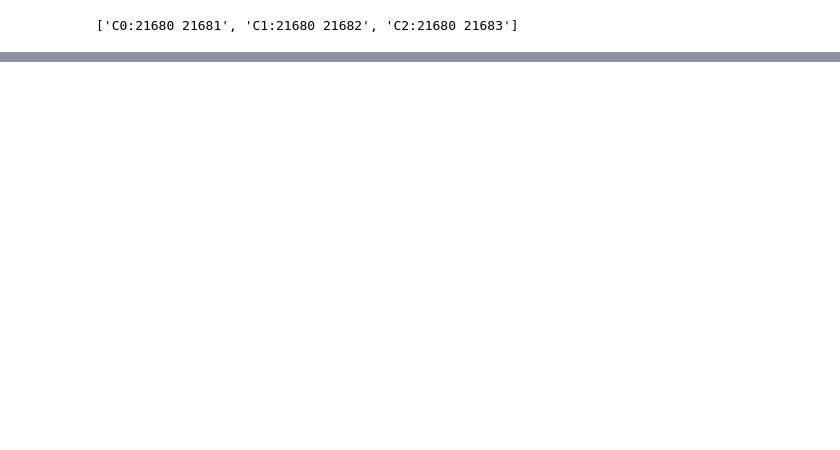
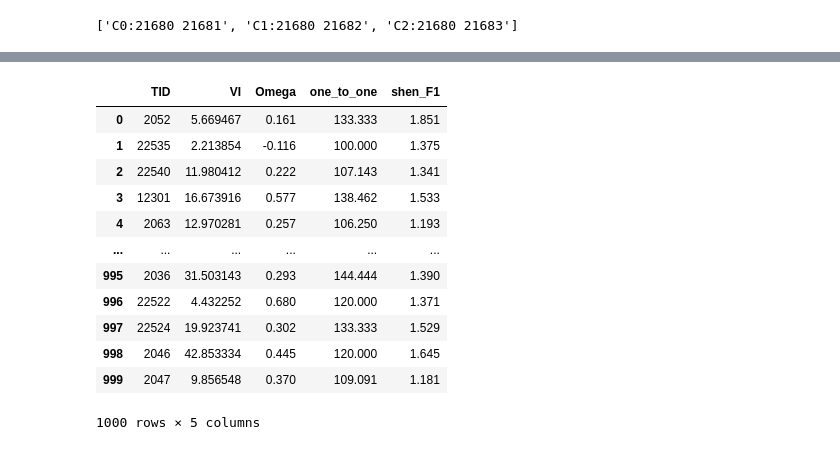
Before and after one commit to anandraiyer/access_forums_eval, a Jupyter notebook: testing_framework.ipynb, the cells around one changed output, grey strips where cells are left out. Drawn from its saved outputs; the diff is of its cells as text; code cells hidden in the pictures; blank space fills up the shorter version.

```diff
--- a/testing_framework.ipynb
+++ b/testing_framework.ipynb
@@ -362,0 +379,3 @@ print(VI, one_one, omega,shen_f1)
+# %%
+model1_test = pd.read_csv('/content/drive/MyDrive/inference.forum.test.out', header=None) #2019 ACL Model by Kummerfeld et al. trained on IRC
+model2_test = pd.read_csv('/content/drive/MyDrive/inference.forum.test.1.out', header=None) #2019 ACL Model by Kummerfeld et al. trained on Forum
@@ -362,0 +676,48 @@ print(VI, one_one, omega,shen_f1)
+# %%
+def get_metrics(s1,s2):
+  VI_list = []
+  omega_list = []
+  one_one_list = []
+  shen_f1_list = []
+
+  for i in range(len(s1)):
+    if (len(s1[i]) == 0) or (len(s2[i]) == 0):
+      print(i)
+      VI_list.append(0)
+      omega_list.append(0)
+      one_one_list.append(0)
+      shen_f1_list.append(0)
+    else:
+      VI = get_vi(s1[i],s2[i])
+      OM = get_omega_score(s1[i],s2[i])
+      OVO = get_one_to_one(s1[i],s2[i])
+      SF1 = get_shen_f1(s1[i],s2[i])
+      VI_list.append(VI)
+      omega_list.append(OM)
+      one_one_list.append(OVO)
+      shen_f1_list.append(SF1)
+  metrics = pd.DataFrame()
+  metrics['TID'] = list(test_threads)
+  metrics['VI'] = VI_list
+  metrics['Omega'] = omega_list
+  metrics['one_to_one'] = one_one_list
+  metrics['shen_F1'] = shen_f1_list
+  return metrics
+# %%
+metrics2 = get_metrics(gt,pr2)
+# %%
+metrics2
+# %% [output]
+|  | TID | VI | Omega | one_to_one | shen_F1 |
+| 0 | 2052 | 5.669467 | 0.161 | 133.333 | 1.851 |
+| 1 | 22535 | 2.213854 | -0.116 | 100.000 | 1.375 |
+| 2 | 22540 | 11.980412 | 0.222 | 107.143 | 1.341 |
+| 3 | 12301 | 16.673916 | 0.577 | 138.462 | 1.533 |
+| 4 | 2063 | 12.970281 | 0.257 | 106.250 | 1.193 |
+| ... | ... | ... | ... | ... | ... |
+| 995 | 2036 | 31.503143 | 0.293 | 144.444 | 1.390 |
+| 996 | 22522 | 4.432252 | 0.680 | 120.000 | 1.371 |
+| 997 | 22524 | 19.923741 | 0.302 | 133.333 | 1.529 |
+| 998 | 2046 | 42.853334 | 0.445 | 120.000 | 1.645 |
+| 999 | 2047 | 9.856548 | 0.370 | 109.091 | 1.181 |
+1000 rows × 5 columns
```
Also changed, not shown: parts of 35 cells of this notebook.
